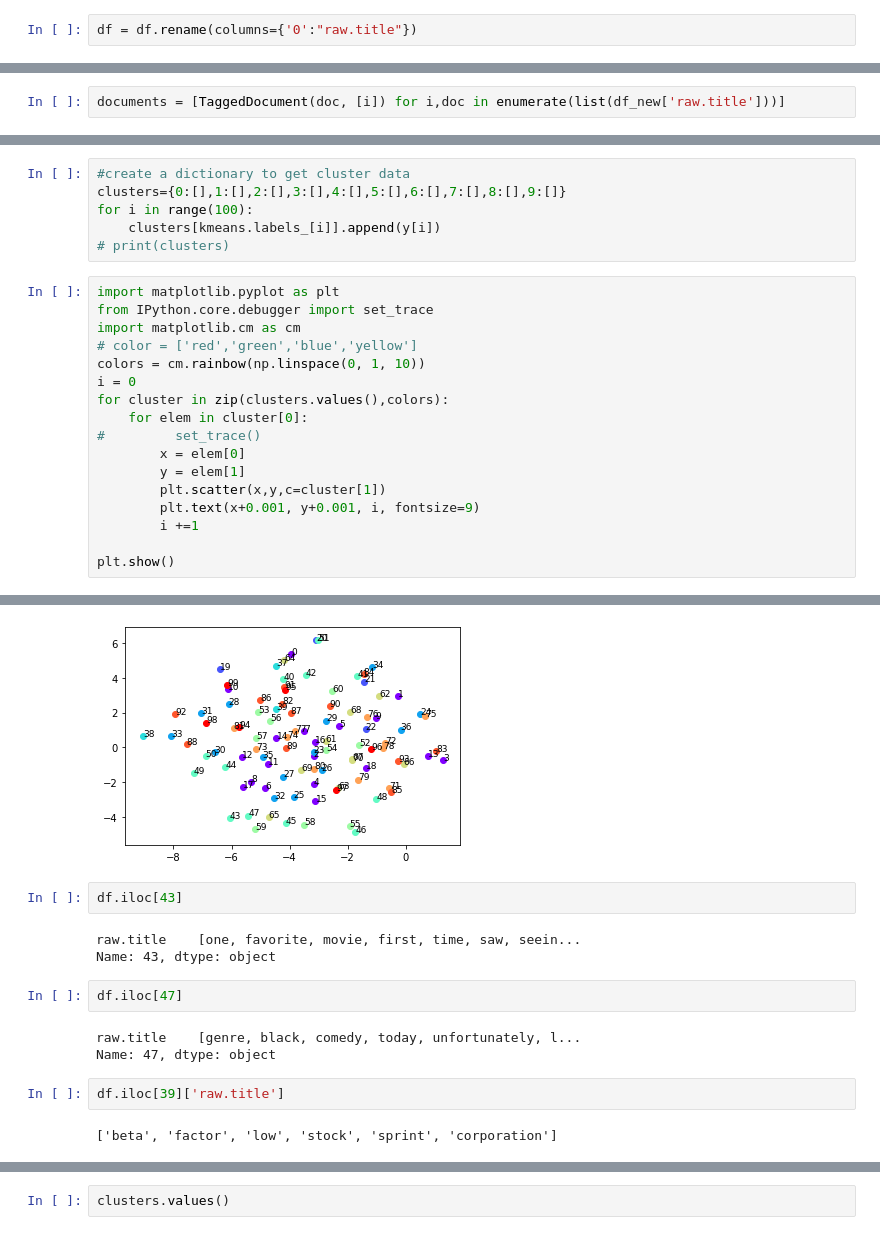
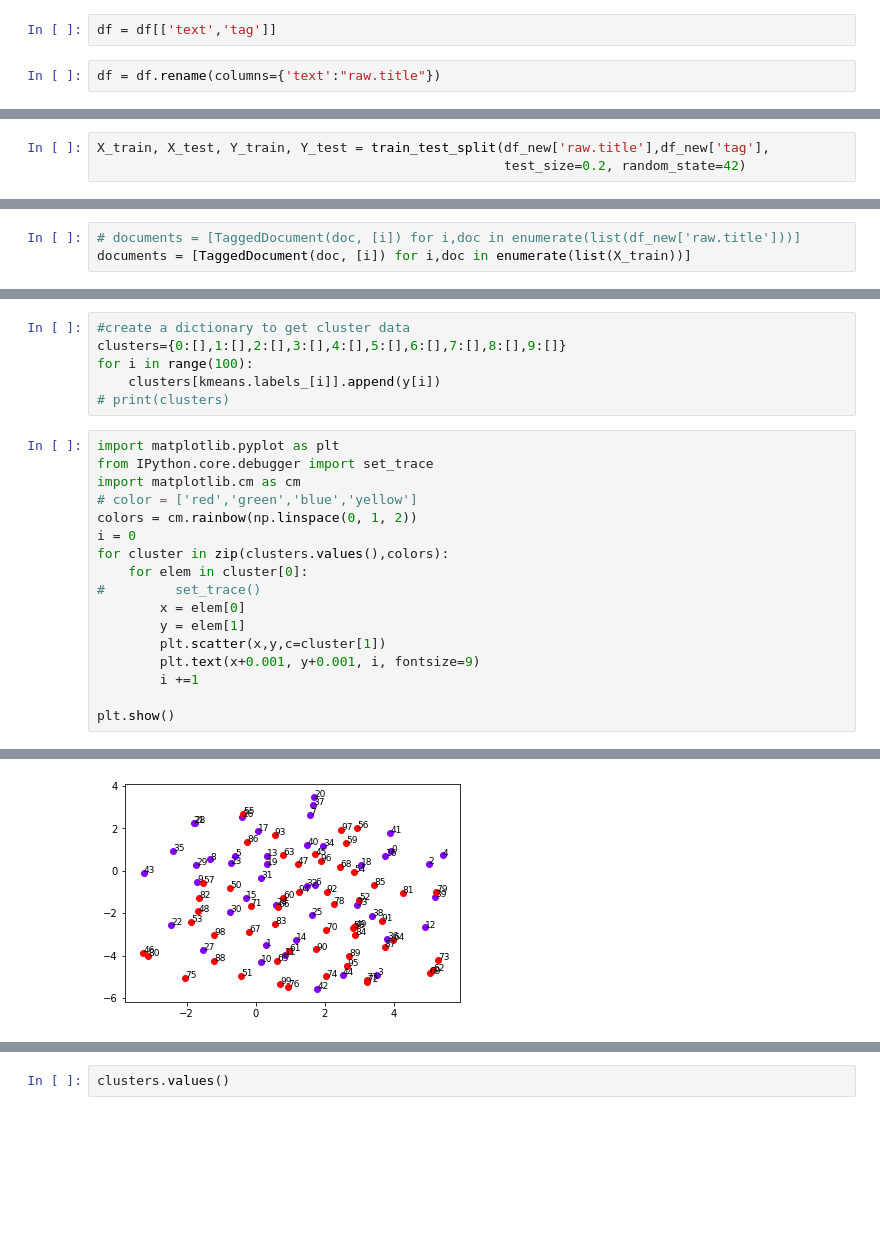
Before and after one commit to nunzioGatti/word_embeddings, a Jupyter notebook: Doc2Vec Document Vectorization and clustering.ipynb, the cells around one changed output, grey strips where cells are left out. Saved outputs shown, nothing was run; the diff lists cells and outputs as text; blank space fills up the shorter version.

```diff
--- a/Doc2Vec Document Vectorization and clustering.ipynb
+++ b/Doc2Vec Document Vectorization and clustering.ipynb
@@ -52,5 +74,7 @@ df.head()
+# %%
+df = df[['text','tag']]
 # %%
-df = df.rename(columns={'0':"raw.title"})
+df = df.rename(columns={'text':"raw.title"})
 # %%
 df.isnull().values.any()
 # %% [output]
@@ -86,0 +113,3 @@ df_new = df
+# %%
+X_train, X_test, Y_train, Y_test = train_test_split(df_new['raw.title'],df_new['tag'],
+                                                    test_size=0.2, random_state=42)
@@ -89,7 +122,8 @@ df_new = df
 # %%
 from gensim.models.doc2vec import Doc2Vec, TaggedDocument
 # %%
-documents = [TaggedDocument(doc, [i]) for i,doc in enumerate(list(df_new['raw.title']))]
+# documents = [TaggedDocument(doc, [i]) for i,doc in enumerate(list(df_new['raw.title']))]
+documents = [TaggedDocument(doc, [i]) for i,doc in enumerate(list(X_train))]
 # %%
 documents[0]
 # %% [output]
@@ -230,48 +277,34 @@ import matplotlib.pyplot as plt
 from IPython.core.debugger import set_trace
 import matplotlib.cm as cm
 # color = ['red','green','blue','yellow']
-colors = cm.rainbow(np.linspace(0, 1, 10))
+colors = cm.rainbow(np.linspace(0, 1, 2))
 i = 0
 for cluster in zip(clusters.values(),colors):
     for elem in cluster[0]:
 #         set_trace()
         x = elem[0]
         y = elem[1]
         plt.scatter(x,y,c=cluster[1])
         plt.text(x+0.001, y+0.001, i, fontsize=9)
         i +=1
 
 plt.show()
 # %% [output]
 'c' argument looks like a single numeric RGB or RGBA sequence, which should be avoided as value-mapping will have precedence in case its length matches with 'x' & 'y'.  Please use a 2-D array with a s ...
 'c' argument looks like a single numeric RGB or RGBA sequence, which should be avoided as value-mapping will have precedence in case its length matches with 'x' & 'y'.  Please use a 2-D array with a s ...
 'c' argument looks like a single numeric RGB or RGBA sequence, which should be avoided as value-mapping will have precedence in case its length matches with 'x' & 'y'.  Please use a 2-D array with a s ...
 'c' argument looks like a single numeric RGB or RGBA sequence, which should be avoided as value-mapping will have precedence in case its length matches with 'x' & 'y'.  Please use a 2-D array with a s ...
 'c' argument looks like a single numeric RGB or RGBA sequence, which should be avoided as value-mapping will have precedence in case its length matches with 'x' & 'y'.  Please use a 2-D array with a s ...
 'c' argument looks like a single numeric RGB or RGBA sequence, which should be avoided as value-mapping will have precedence in case its length matches with 'x' & 'y'.  Please use a 2-D array with a s ...
 'c' argument looks like a single numeric RGB or RGBA sequence, which should be avoided as value-mapping will have precedence in case its length matches with 'x' & 'y'.  Please use a 2-D array with a s ...
 'c' argument looks like a single numeric RGB or RGBA sequence, which should be avoided as value-mapping will have precedence in case its length matches with 'x' & 'y'.  Please use a 2-D array with a s ...
 'c' argument looks like a single numeric RGB or RGBA sequence, which should be avoided as value-mapping will have precedence in case its length matches with 'x' & 'y'.  Please use a 2-D array with a s ...
 'c' argument looks like a single numeric RGB or RGBA sequence, which should be avoided as value-mapping will have precedence in case its length matches with 'x' & 'y'.  Please use a 2-D array with a s ...
 'c' argument looks like a single numeric RGB or RGBA sequence, which should be avoided as value-mapping will have precedence in case its length matches with 'x' & 'y'.  Please use a 2-D array with a s ...
 'c' argument looks like a single numeric RGB or RGBA sequence, which should be avoided as value-mapping will have precedence in case its length matches with 'x' & 'y'.  Please use a 2-D array with a s ...
 ... (84 lines left out)
 'c' argument looks like a single numeric RGB or RGBA sequence, which should be avoided as value-mapping will have precedence in case its length matches with 'x' & 'y'.  Please use a 2-D array with a s ...
 'c' argument looks like a single numeric RGB or RGBA sequence, which should be avoided as value-mapping will have precedence in case its length matches with 'x' & 'y'.  Please use a 2-D array with a s ...
 'c' argument looks like a single numeric RGB or RGBA sequence, which should be avoided as value-mapping will have precedence in case its length matches with 'x' & 'y'.  Please use a 2-D array with a s ...
 'c' argument looks like a single numeric RGB or RGBA sequence, which should be avoided as value-mapping will have precedence in case its length matches with 'x' & 'y'.  Please use a 2-D array with a s ...
-[figure, old version]
+[figure, new version]
-# %%
-df.iloc[43]
-# %% [output]
-raw.title    [one, favorite, movie, first, time, saw, seein...
-Name: 43, dtype: object
-# %%
-df.iloc[47]
-# %% [output]
-raw.title    [genre, black, comedy, today, unfortunately, l...
-Name: 47, dtype: object
-# %%
-df.iloc[39]['raw.title']
-# %% [output]
-['beta', 'factor', 'low', 'stock', 'sprint', 'corporation']
```
Also changed, not shown: parts of 22 cells of this notebook, 3 other files.
